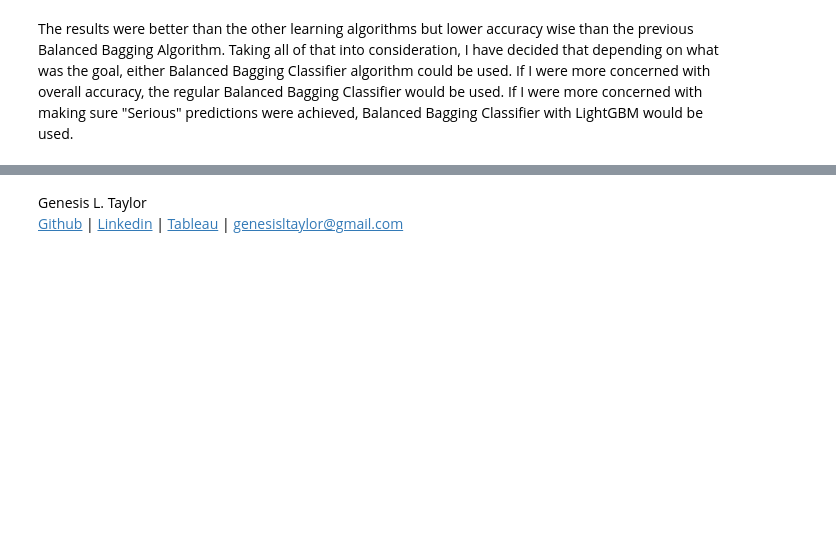
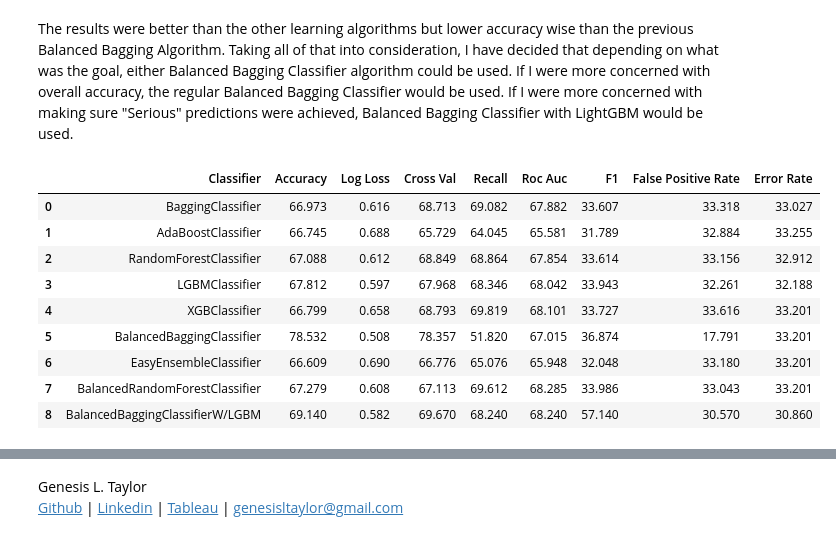
Before and after one commit to GenTaylor/Traffic-Accident-Analysis, a Jupyter notebook: UK_Road_Safety_Traffic_Accidents_and_Vehicles.ipynb, the cells around one changed output, grey strips where cells are left out. Cells and saved outputs as stored; diff of their text form; code cells hidden in the pictures; blank space fills up the shorter version.

```diff
--- a/UK_Road_Safety_Traffic_Accidents_and_Vehicles.ipynb
+++ b/UK_Road_Safety_Traffic_Accidents_and_Vehicles.ipynb
@@ -3123,0 +3148,13 @@ The results were better than the other learning algorithms but lower accuracy wi
+# %%
+ml_results.head(10)
+# %% [output]
+|  | Classifier | Accuracy | Log Loss | Cross Val | Recall | Roc Auc | F1 | False Positive Rate | Error Rate |
+| 0 | BaggingClassifier | 66.973 | 0.616 | 68.713 | 69.082 | 67.882 | 33.607 | 33.318 | 33.027 |
+| 1 | AdaBoostClassifier | 66.745 | 0.688 | 65.729 | 64.045 | 65.581 | 31.789 | 32.884 | 33.255 |
+| 2 | RandomForestClassifier | 67.088 | 0.612 | 68.849 | 68.864 | 67.854 | 33.614 | 33.156 | 32.912 |
+| 3 | LGBMClassifier | 67.812 | 0.597 | 67.968 | 68.346 | 68.042 | 33.943 | 32.261 | 32.188 |
+| 4 | XGBClassifier | 66.799 | 0.658 | 68.793 | 69.819 | 68.101 | 33.727 | 33.616 | 33.201 |
+| 5 | BalancedBaggingClassifier | 78.532 | 0.508 | 78.357 | 51.820 | 67.015 | 36.874 | 17.791 | 33.201 |
+| 6 | EasyEnsembleClassifier | 66.609 | 0.690 | 66.776 | 65.076 | 65.948 | 32.048 | 33.180 | 33.201 |
+| 7 | BalancedRandomForestClassifier | 67.279 | 0.608 | 67.113 | 69.612 | 68.285 | 33.986 | 33.043 | 33.201 |
+| 8 | BalancedBaggingClassifierW/LGBM | 69.140 | 0.582 | 69.670 | 68.240 | 68.240 | 57.140 | 30.570 | 30.860 |
```
Also changed, not shown: parts of 16 cells of this notebook, 1 other file.
